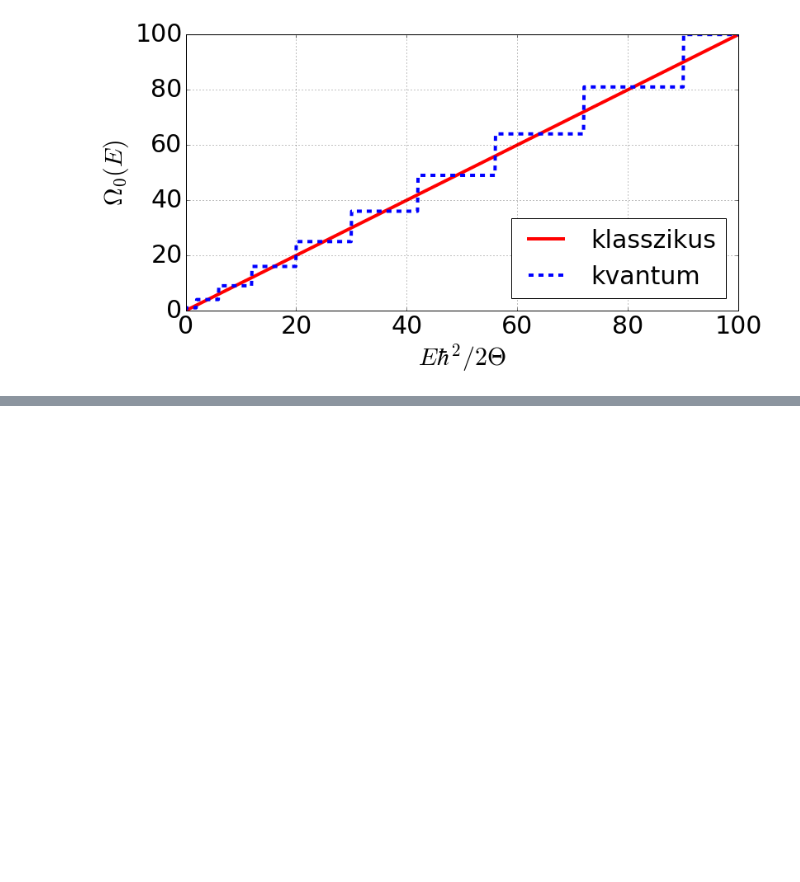
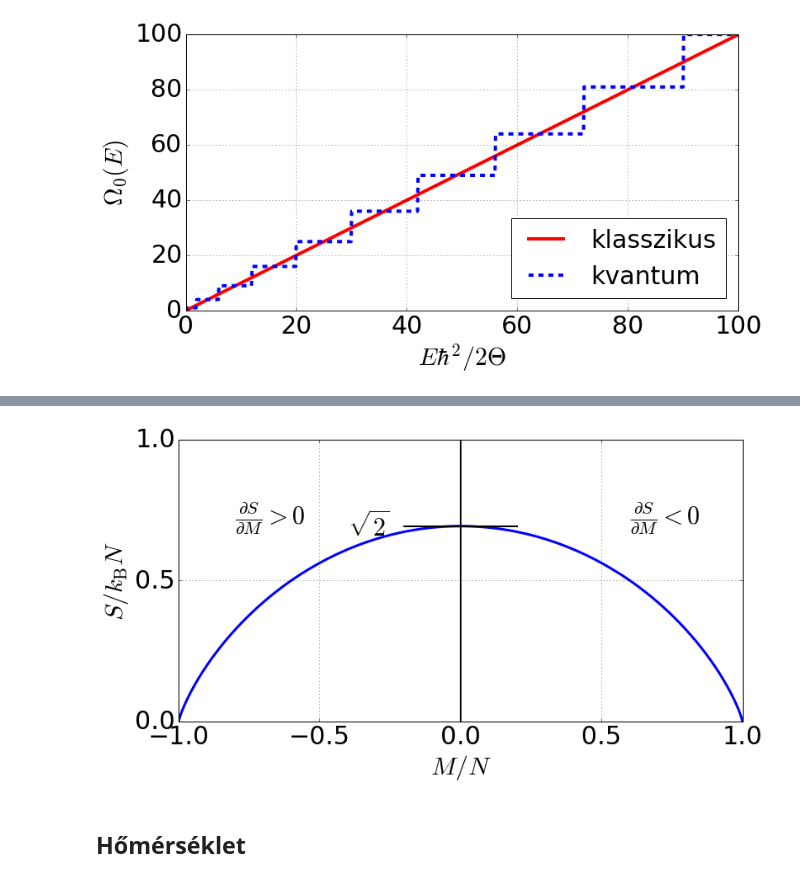
Before and after one commit to oroszl/statfiz-gyak, a Jupyter notebook: Fig/02-Mikrokanonikus.ipynb, the cells around one changed output, grey strips where cells are left out. Saved outputs shown, nothing was run; the diff lists cells and outputs as text; code cells hidden in the pictures; blank space fills up the shorter version.

```diff
--- a/Fig/02-Mikrokanonikus.ipynb
+++ b/Fig/02-Mikrokanonikus.ipynb
@@ -48,0 +53,22 @@ savefig('rotator_Omega.png',pad_inches=0.0,bbox_inches='tight')
+# %%
+def spn(x):
+    return -(1+x)/2*log((1+x)/2)-(1-x)/2*log((1-x)/2)
+# %%
+m=linspace(-0.999,0.999,1000)
+figure(figsize=(12,6))
+plot(m,spn(m),lw=3)
+plot([0,0],[0,1],'k-',lw=2)
+plot([-.2,.2],[log(2),log(2)],'k-',lw=2)
+grid()
+xlabel(r'$M/N$',fontsize=fs)
+xticks(fontsize=fs)
+ylabel(r'$S/k_\mathrm{B}N$',fontsize=fs)
+yticks(linspace(0,1,3),fontsize=fs);
+text(-0.8,0.7,r'$\frac{\partial S}{\partial M}>0$',fontsize=fs)
+text(0.6,0.7,r'$\frac{\partial S}{\partial M}<0$',fontsize=fs);
+text(-0.4,0.66,r'$\sqrt{2}$',fontsize=fs);
+savefig('N2all_entropia.png',pad_inches=0.0,bbox_inches='tight')
+# %% [output]
+[figure, added]
+# %% [markdown]
+## Hőmérséklet
```
Also changed, not shown: parts of 12 cells of this notebook, 8 other files.
